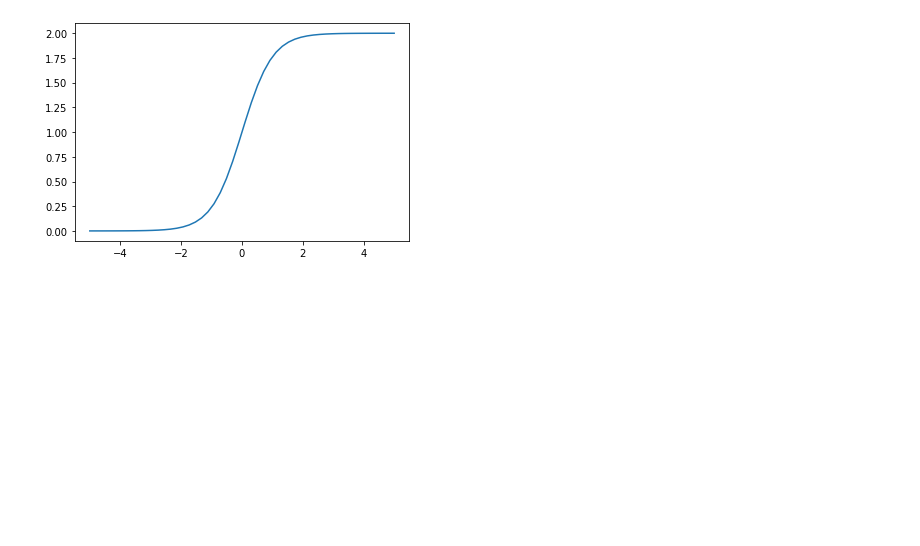
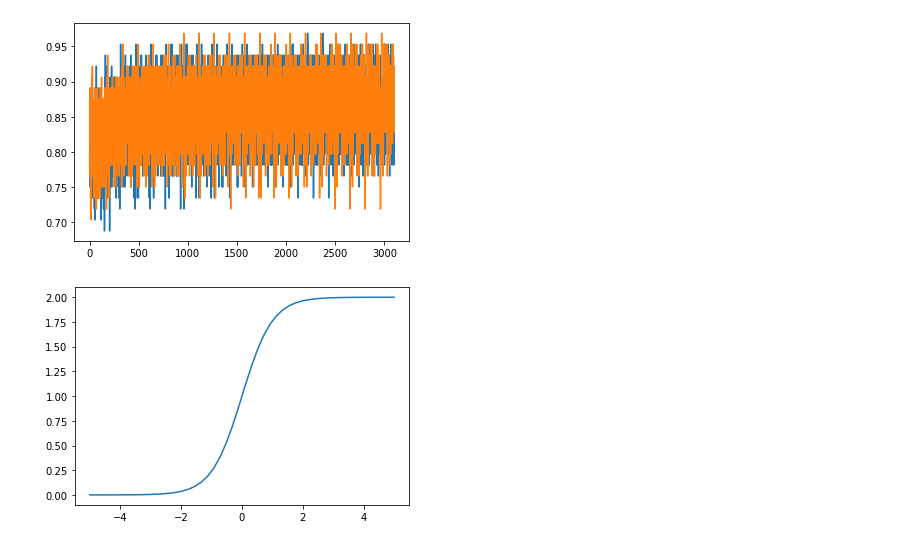
Before and after one commit to BerenMillidge/purely_positive, a Jupyter notebook: purely_positive_neural_networks.ipynb, the cells around one changed output. Cells and saved outputs as stored; diff of their text form; code cells hidden in the pictures; blank space fills up the shorter version.

```diff
--- a/purely_positive_neural_networks.ipynb
+++ b/purely_positive_neural_networks.ipynb
@@ -356,3 +376,20 @@ KeyboardInterrupt: ignored
+# %%
+from copy import deepcopy
+positive_losses = deepcopy(losses)
+positive_accs = deepcopy(accs)
+positive_test_accs = deepcopy(test_accs)
+# %%
+from copy import deepcopy
+standard_losses = deepcopy(losses)
+standard_accs = deepcopy(accs)
+standard_test_accs = deepcopy(test_accs)
+# %%
+import matplotlib.pyplot as plt
+plt.plot(standard_test_accs)
+plt.plot(positive_test_accs)
+plt.show()
+# %% [output]
+[figure, added]
 # %%
 # check activation functions
 import numpy as np
```
Also changed, not shown: parts of 1 cell of this notebook.
